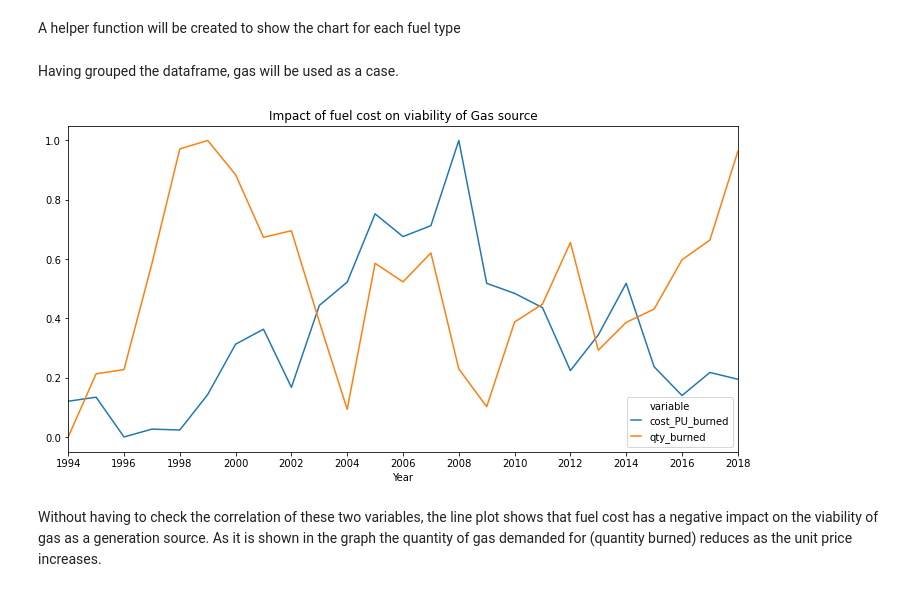
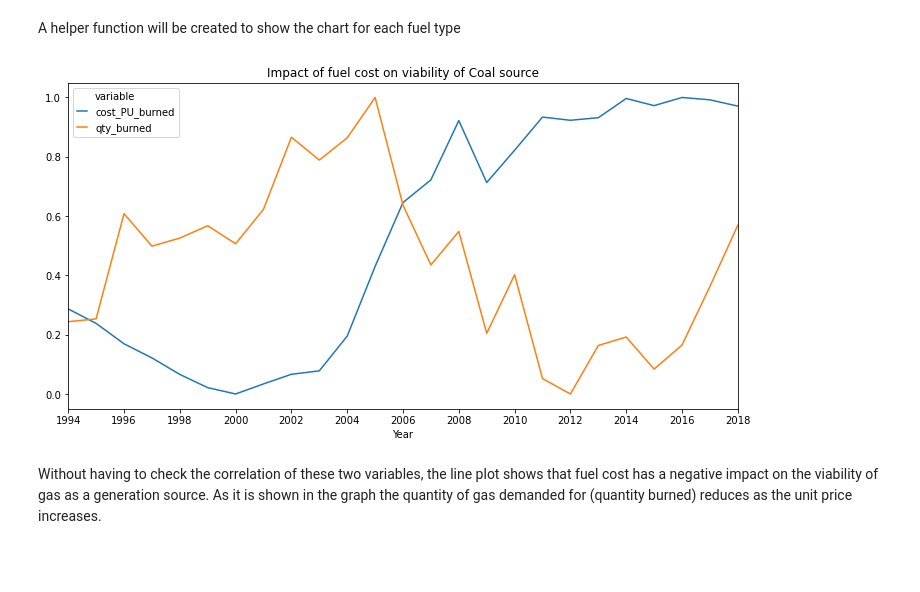
Before and after one commit to omotayo-alade/ham20-internship, a Jupyter notebook: stage1/explore.ipynb, the cells around one changed output. Saved outputs shown, nothing was run; the diff lists cells and outputs as text; code cells hidden in the pictures; blank space fills up the shorter version.

```diff
--- a/stage1/explore.ipynb
+++ b/stage1/explore.ipynb
@@ -386,8 +386,6 @@ impact.head()
 | 4 | 1994 | other | 9.725833 | 424538.166667 |
 # %% [markdown]
 A helper function will be created to show the chart for each fuel type
-# %% [markdown]
-Having grouped the dataframe, gas will be used as a case.
 # %%
 from sklearn.preprocessing import MinMaxScaler
 # %%
@@ -408,9 +406,9 @@ def plot_impact(fuel_type):
     plt.show()
 # %%
 # show plot for specified fuel type
-plot_impact('gas')
+plot_impact('coal')
 # %% [output]
-[figure, old version]
+[figure, new version]
 # %% [markdown]
 Without having to check the correlation of these two variables, the line plot shows that fuel cost has a negative impact on the viability of gas as a generation source. As it is shown in the graph the quantity of gas demanded for (quantity burned) reduces as the unit price increases.
 # %%
```
Also changed, not shown: parts of 1 cell of this notebook.
